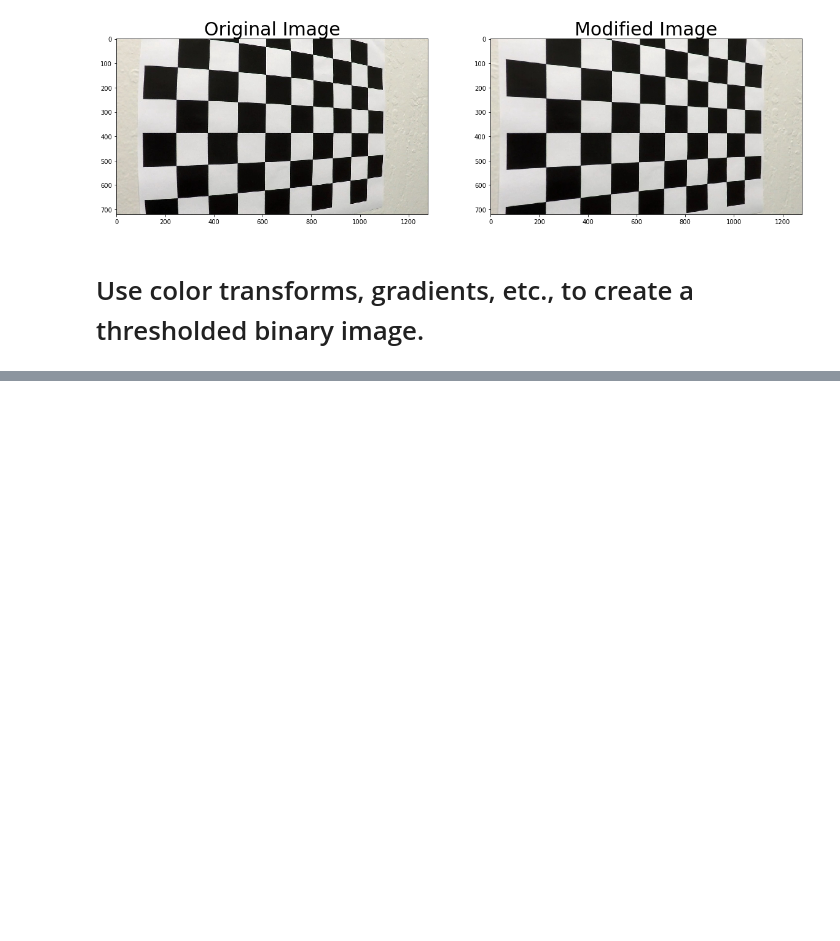
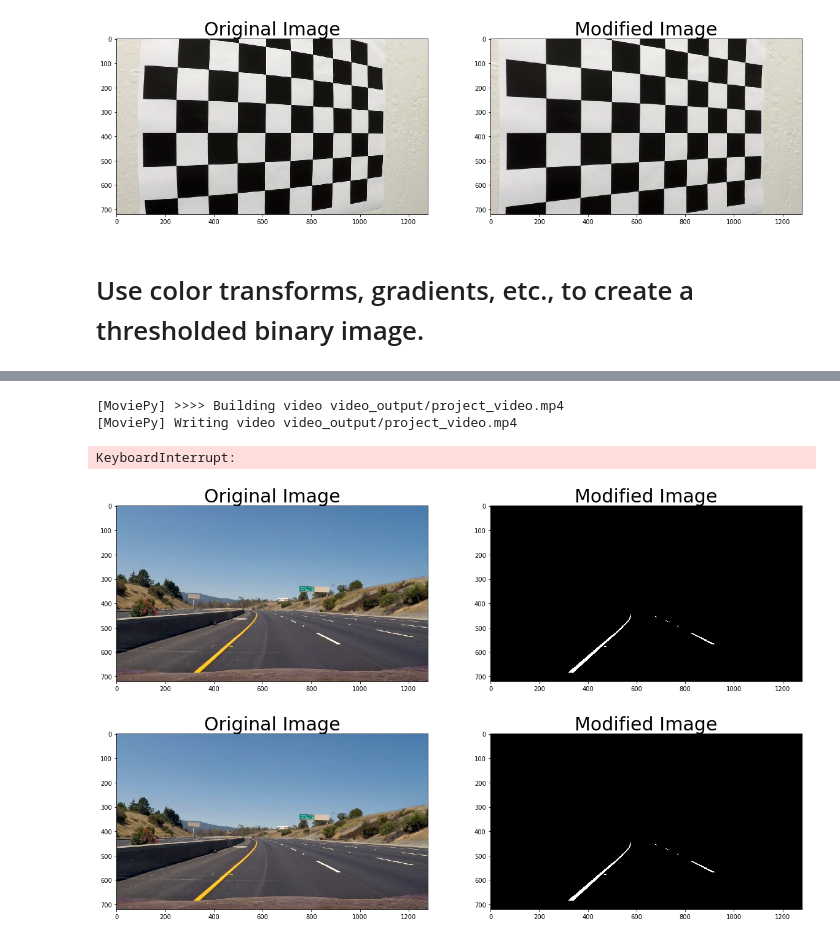
Before and after one commit to julianste/extended-lane-finder, a Jupyter notebook: P2.ipynb, the cells around one changed output, grey strips where cells are left out. Saved outputs shown, nothing was run; the diff lists cells and outputs as text; code cells hidden in the pictures; blank space fills up the shorter version.

```diff
--- a/P2.ipynb
+++ b/P2.ipynb
@@ -96,0 +604,21 @@ for file_name in files:
+# %%
+video_output = 'video_output/project_video.mp4'
+## To speed up the testing process you may want to try your pipeline on a shorter subclip of the video
+## To do so add .subclip(start_second,end_second) to the end of the line below
+## Where start_second and end_second are integer values representing the start and end of the subclip
+## You may also uncomment the following line for a subclip of the first 5 seconds
+##clip1 = VideoFileClip("test_videos/solidWhiteRight.mp4").subclip(0,5)
+clip1 = VideoFileClip("project_video.mp4")
+
+# t=1046
+# imgpath = os.path.join('test_images_output/', '{}.png'.format(t))
+# clip.save_frame(imgpath, t)
+lp = ExtendedLaneProcessor()
+white_clip = clip1.fl_image(lp.process_next_image) #NOTE: this function expects color images!!
+%time white_clip.write_videofile(video_output, audio=False)
+# %% [output]
+[MoviePy] >>>> Building video video_output/project_video.mp4
+[MoviePy] Writing video video_output/project_video.mp4
+KeyboardInterrupt:
+[figure, added]
+[figure, added]
```
Also changed, not shown: parts of 7 cells of this notebook.
